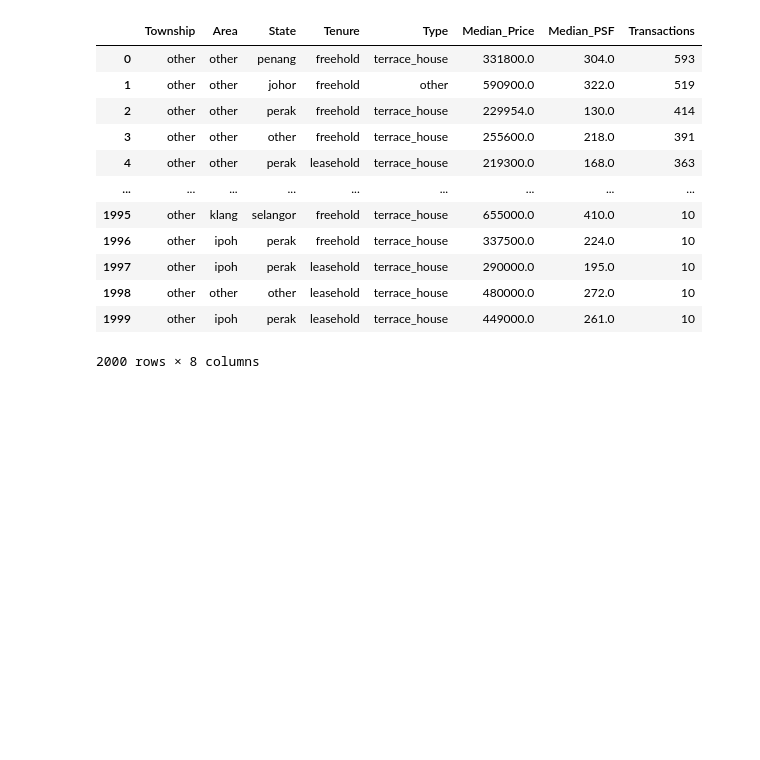
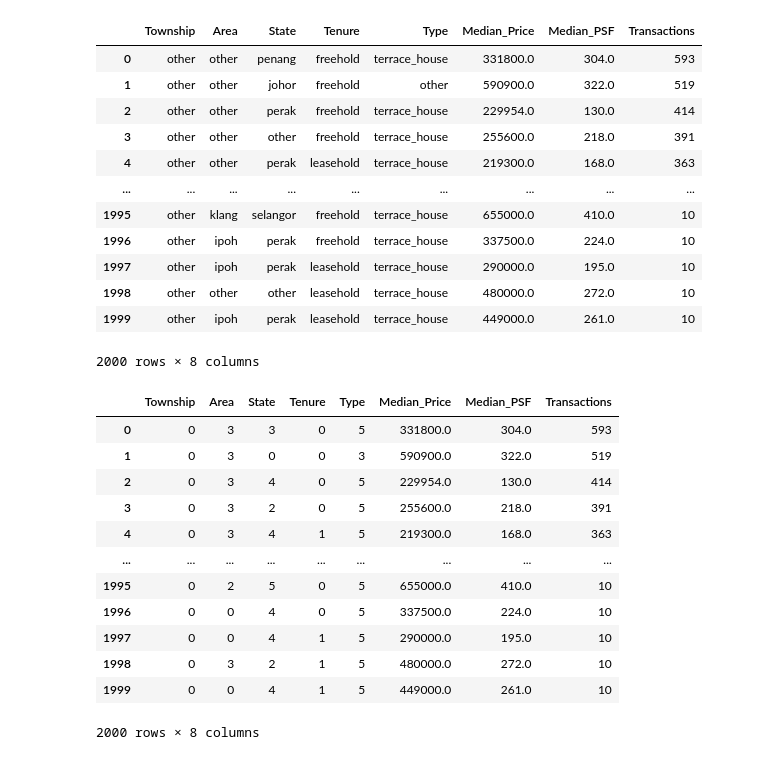
Before and after one commit to sbesinski/kaggle_ML, a Jupyter notebook: house_price_in_malaysia.ipynb, the cells around one changed output. Drawn from its saved outputs; the diff is of its cells as text; code cells hidden in the pictures; blank space fills up the shorter version.

```diff
--- a/house_price_in_malaysia.ipynb
+++ b/house_price_in_malaysia.ipynb
@@ -553,3 +561,27 @@ df
 | 1998 | other | other | other | leasehold | terrace_house | 480000.0 | 272.0 | 10 |
 | 1999 | other | ipoh | perak | leasehold | terrace_house | 449000.0 | 261.0 | 10 |
 2000 rows × 8 columns
+# %%
+from sklearn.preprocessing import LabelEncoder, StandardScaler
+from sklearn.pipeline import Pipeline
+
+le_cols = ['Township', 'Area', 'State', 'Tenure', 'Type']
+
+le = LabelEncoder()
+for col in le_cols:
+    df[col] = le.fit_transform(df[col])
+df
+# %% [output]
+|  | Township | Area | State | Tenure | Type | Median_Price | Median_PSF | Transactions |
+| 0 | 0 | 3 | 3 | 0 | 5 | 331800.0 | 304.0 | 593 |
+| 1 | 0 | 3 | 0 | 0 | 3 | 590900.0 | 322.0 | 519 |
+| 2 | 0 | 3 | 4 | 0 | 5 | 229954.0 | 130.0 | 414 |
+| 3 | 0 | 3 | 2 | 0 | 5 | 255600.0 | 218.0 | 391 |
+| 4 | 0 | 3 | 4 | 1 | 5 | 219300.0 | 168.0 | 363 |
+| ... | ... | ... | ... | ... | ... | ... | ... | ... |
+| 1995 | 0 | 2 | 5 | 0 | 5 | 655000.0 | 410.0 | 10 |
+| 1996 | 0 | 0 | 4 | 0 | 5 | 337500.0 | 224.0 | 10 |
+| 1997 | 0 | 0 | 4 | 1 | 5 | 290000.0 | 195.0 | 10 |
+| 1998 | 0 | 3 | 2 | 1 | 5 | 480000.0 | 272.0 | 10 |
+| 1999 | 0 | 0 | 4 | 1 | 5 | 449000.0 | 261.0 | 10 |
+2000 rows × 8 columns
```
Also changed, not shown: parts of 10 cells of this notebook.
